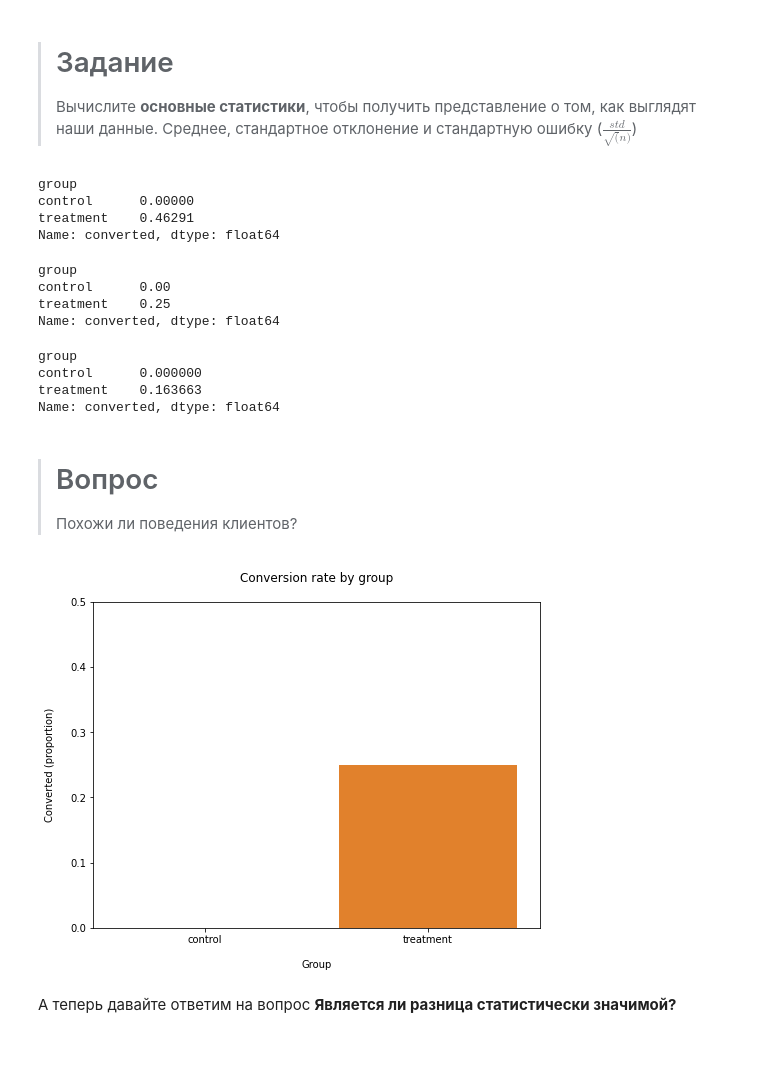
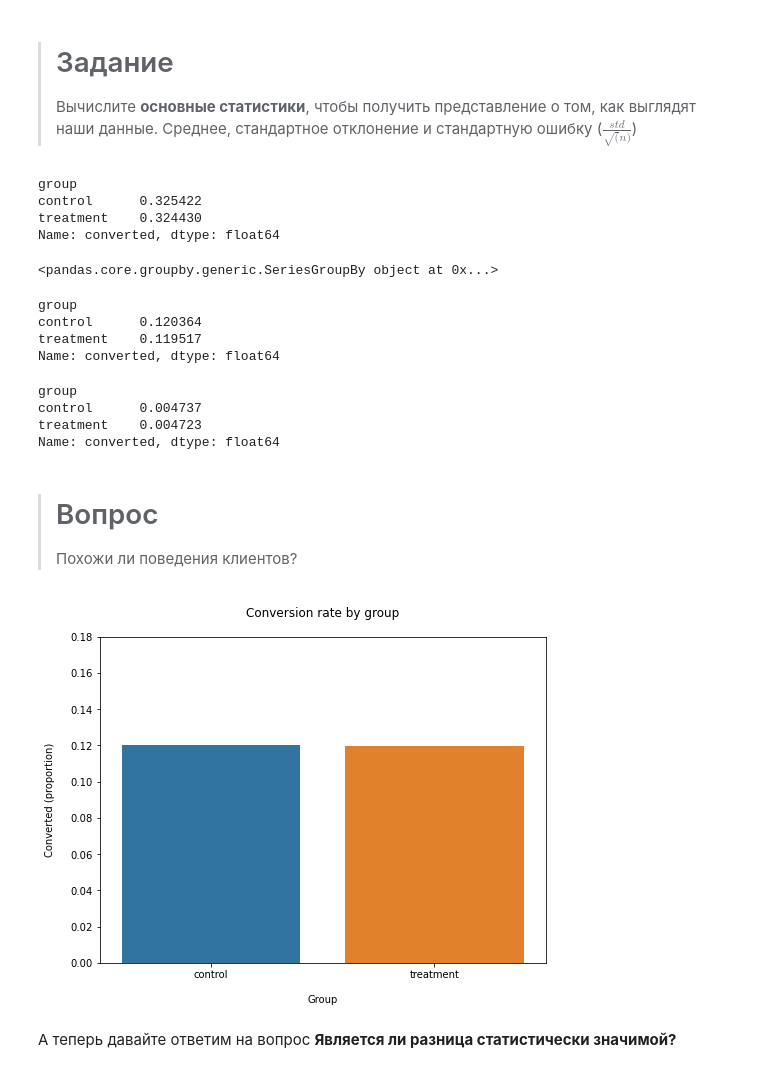
Before and after one commit to V1adGL/AB_Test, a Jupyter notebook: ab_testing_student.ipynb, the cells around one changed output. Drawn from its saved outputs; the diff is of its cells as text; code cells hidden in the pictures.

```diff
--- a/ab_testing_student.ipynb
+++ b/ab_testing_student.ipynb
@@ -418,7 +426,8 @@ pd.crosstab(df['landing_page'], df['group'])
 # Удалить "подглядывания"
 # type your code here
 
-df = df[((df['group']=='treatment') & (df['landing_page']=='new_page'))|((df['group']=='control') & (df['landing_page']=='old_page'))]
+df = df[((df['group']=='treatment') & (df['landing_page']=='new_page'))|
+        ((df['group']=='control') & (df['landing_page']=='old_page'))]
 df
 # %% [output]
 |  | user_id | timestamp | group | landing_page | converted |
@@ -487,10 +485,12 @@ df.sample(n=7)
+# %%
+required_n = int(required_n)
 # %%
 # Сформируем контрольную группу
-control_sample = df[df['group'] == 'control'].sample(n=8, random_state=22)
+control_sample = df[df['group'] == 'control'].sample(n=required_n, random_state=22)
 
 # Сформируйте целевую группу такого же размера и с тем же random_state
 # type your code here
-treatment_sample = df[df['group'] == 'treatment'].sample(n=8, random_state=22)
+treatment_sample = df[df['group'] == 'treatment'].sample(n=required_n, random_state=22)
 
 # Объединим полученные наборы данных
 ab_test = pd.concat([control_sample, treatment_sample], axis=0)
@@ -578,22 +574,26 @@ conversion_rates = ab_test.groupby('group')['converted']
 conversion_rates.std( ) #Стандартное отклонение
 # %% [output]
 group
-control      0.00000
-treatment    0.46291
+control      0.325422
+treatment    0.324430
 Name: converted, dtype: float64
+# %%
+conversion_rates
+# %% [output]
+<pandas.core.groupby.generic.SeriesGroupBy object at 0x...>
 # %%
 conversion_rates.mean() #Среднее
 # %% [output]
 group
-control      0.00
-treatment    0.25
+control      0.120364
+treatment    0.119517
 Name: converted, dtype: float64
 # %%
 conversion_rates.sem() #Это, вроде как, стандартная ошибка среднего
 # %% [output]
 group
-control      0.000000
-treatment    0.163663
+control      0.004737
+treatment    0.004723
 Name: converted, dtype: float64
 # %% [markdown]
 > # Вопрос
@@ -602,14 +602,14 @@ Name: converted, dtype: float64
 # %%
 plt.figure(figsize=(8,6))
 
 sns.barplot(x=ab_test['group'], y=ab_test['converted'], ci=False)
 
-plt.ylim(0, 0.5)
+plt.ylim(0, 0.18)
 plt.title('Conversion rate by group', pad=20)
 plt.xlabel('Group', labelpad=15)
 plt.ylabel('Converted (proportion)', labelpad=15);
 # %% [output]
-[figure, old version]
+[figure, new version]
 # %% [markdown]
 А теперь давайте ответим на вопрос **Является ли разница статистически значимой?**
 # %% [markdown]
```
Also changed, not shown: parts of 9 cells of this notebook.
